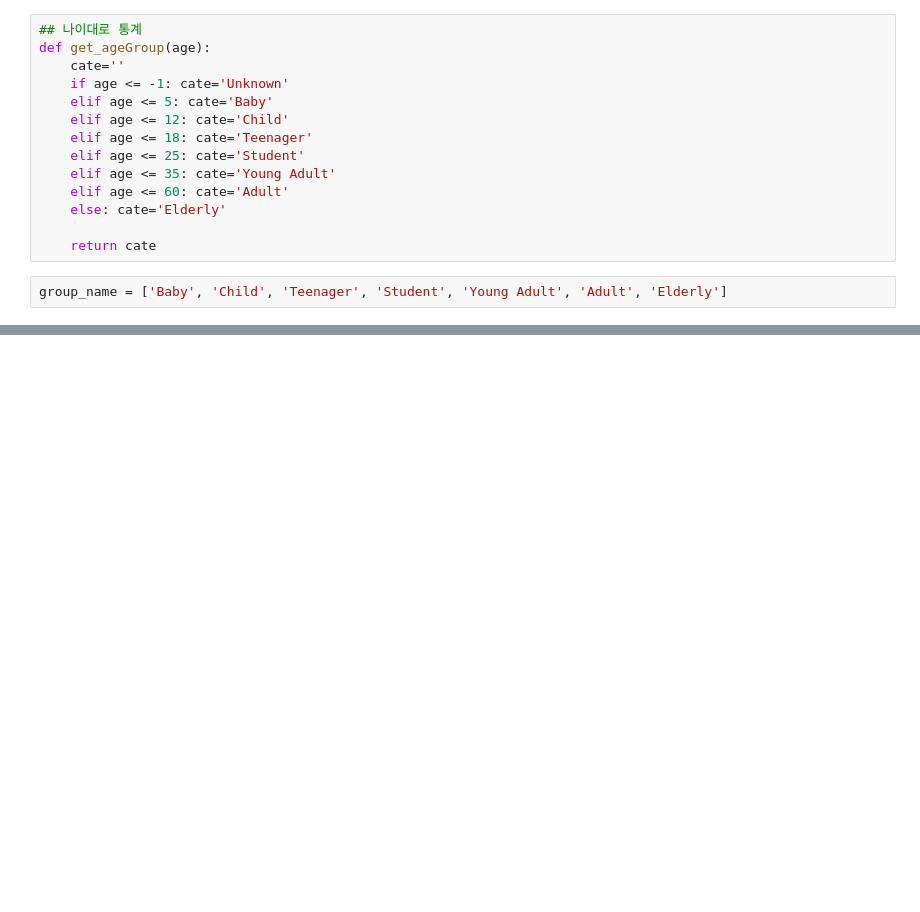
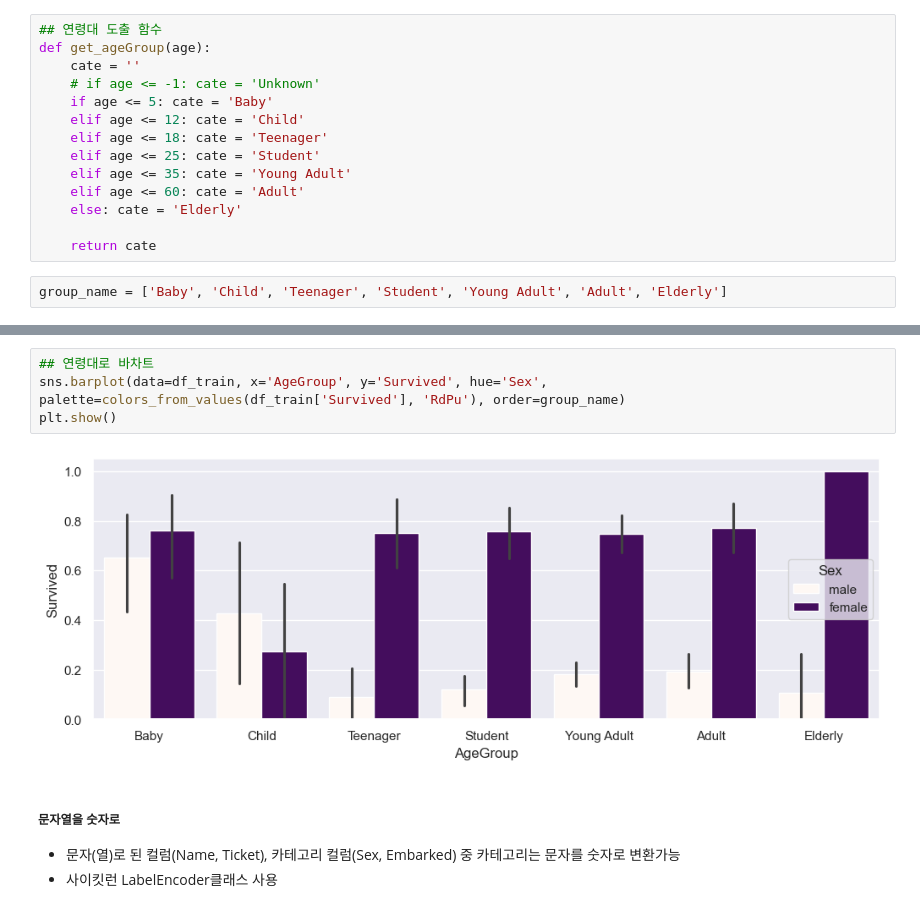
Before and after one commit to som7199/IoT-bigdata-2024, a Jupyter notebook: day05/dba11_linear_regression.ipynb, the cells around one changed output, grey strips where cells are left out. Saved outputs shown, nothing was run; the diff lists cells and outputs as text; blank space fills up the shorter version.

```diff
--- a/day05/dba11_linear_regression.ipynb
+++ b/day05/dba11_linear_regression.ipynb
@@ -290,15 +250,15 @@ plt.show()
 # %%
-## 나이대로 통계
+## 연령대 도출 함수
 def get_ageGroup(age):
-    cate=''
-    if age <= -1: cate='Unknown'
-    elif age <= 5: cate='Baby'
-    elif age <= 12: cate='Child'
-    elif age <= 18: cate='Teenager'
-    elif age <= 25: cate='Student'
-    elif age <= 35: cate='Young Adult'
-    elif age <= 60: cate='Adult'
-    else: cate='Elderly'
+    cate = ''
+    # if age <= -1: cate = 'Unknown'
+    if age <= 5: cate = 'Baby'
+    elif age <= 12: cate = 'Child'
+    elif age <= 18: cate = 'Teenager'
+    elif age <= 25: cate = 'Student'
+    elif age <= 35: cate = 'Young Adult'
+    elif age <= 60: cate = 'Adult'
+    else: cate = 'Elderly'
 
     return cate
 # %%
@@ -307,0 +277,10 @@ df_train['AgeGroup'] = df_train['Age'].apply(lambda x:get_ageGroup(x))
+# %%
+## 연령대로 바차트
+sns.barplot(data=df_train, x='AgeGroup', y='Survived', hue='Sex', palette=colors_from_values(df_train['Survived'], 'RdPu'), order=group_name)
+plt.show()
+# %% [output]
+[figure, added]
+# %% [markdown]
+##### 문자열을 숫자로
+- 문자(열)로 된 컬럼(Name, Ticket), 카테고리 컬럼(Sex, Embarked) 중 카테고리는 문자를 숫자로 변환가능
+- 사이킷런 LabelEncoder클래스 사용
```
Also changed, not shown: parts of 142 cells of this notebook, 6 other files.
